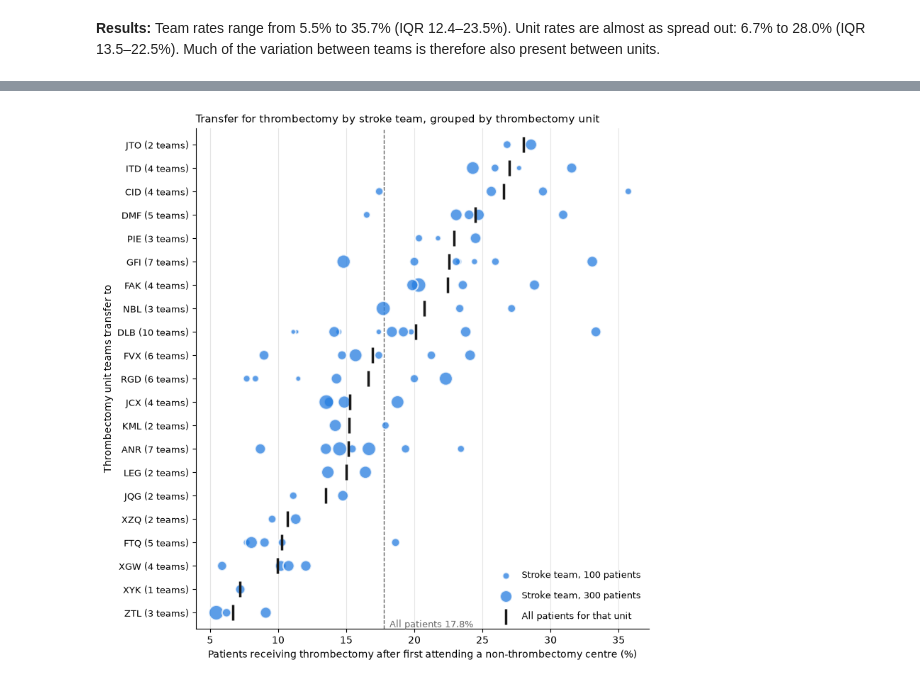
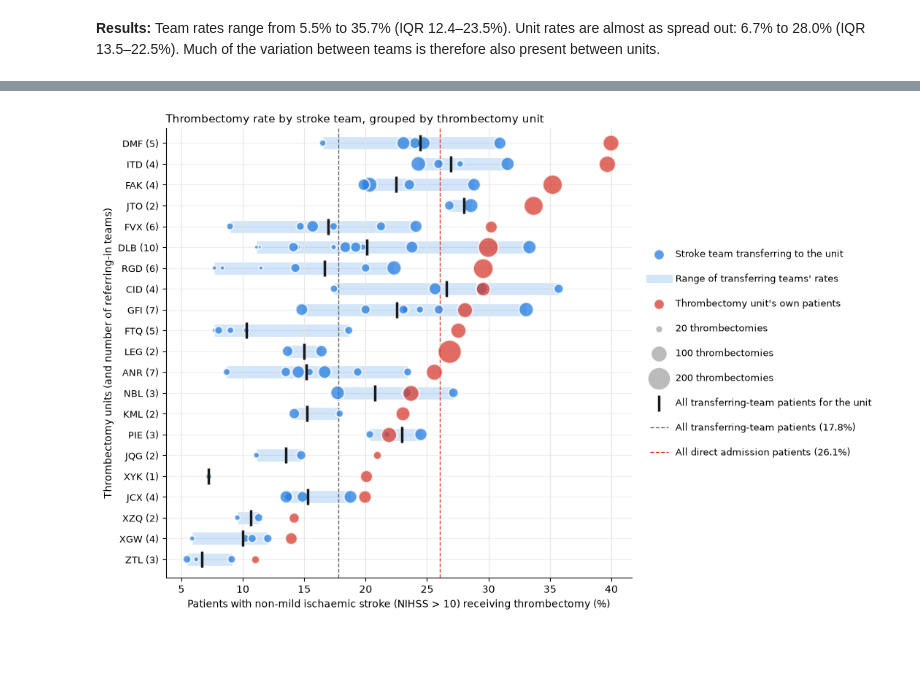
Before and after one commit to samuel-book/samuel-3, a Jupyter notebook: 1_descriptive_stats/02_thrombctomy.ipynb, the cells around one changed output, grey strips where cells are left out. Cells and saved outputs as stored; diff of their text form; code cells hidden in the pictures; blank space fills up the shorter version.

Commit message:
Throombectomy clean

```diff
--- a/1_descriptive_stats/02_thrombctomy.ipynb
+++ b/1_descriptive_stats/02_thrombctomy.ipynb
@@ -13,5 +43,15 @@ import pandas as pd
 # %%
-all_data = pd.read_csv("../data/sam3/cleaned_data_anon_teams.csv", low_memory=False)
+# Settings
+# use_anon_teams: load data with anonymised stroke team names (True) or real names (False)
+# retune_model: re-tune the XGBoost hyperparameters with Optuna (~5 min) and save them to
+#   output/xgb_tuning.json (True), or load the previously saved hyperparameters (False)
+use_anon_teams = True
+retune_model = False
+
+if use_anon_teams:
+    all_data = pd.read_csv("../data/sam3/cleaned_data_anon_teams.csv", low_memory=False)
+else:
+    all_data = pd.read_csv("../data/sam3/cleaned_data.csv", low_memory=False)
 
 # Select years to include (inclusive)
 min_year = 2024
@@ -717,9 +756,10 @@ def objective(trial):
     return cross_val_score(model, X_train, y_train, cv=cv, scoring='roc_auc').mean()
 
 # Tuning is slow (~5 min), so the result is saved and reloaded on later runs.
-# Delete output/xgb_tuning.json to force re-tuning (e.g. after changing the data).
+# Set retune_model = True at the start of the notebook to re-tune (e.g. after changing the data);
+# a new tuning is also run if no saved file exists.
 tuning_file = 'output/xgb_tuning.json'
-if os.path.exists(tuning_file):
+if os.path.exists(tuning_file) and not retune_model:
     with open(tuning_file) as f:
         tuning = json.load(f)
     print(f'Loaded tuned hyperparameters from {tuning_file}')
@@ -1141,40 +1185,76 @@ summary_rates.round(1)
 # %%
-# Dot plot: one row per thrombectomy unit, one dot per stroke team (size = patients)
-order = unit_rates.sort_values('rate').index
-blue, ink, grey = '#257de0', '#191919', '#666666'
+# Dot plot: one row per thrombectomy unit.
+# Blue = stroke teams that transfer to the unit; red = the unit's own patients (first attended the unit).
+# Circle area is proportional to the number of thrombectomies (procedures).
+# Light blue band = range (lowest to highest) of the transferring teams' rates for each unit.
+from matplotlib.lines import Line2D
 
-fig, ax = plt.subplots(figsize=(8, 8))
+team_rates['procedures'] = transfer_data.groupby('stroke_team')['thrombectomy'].sum()
+unit_own = data_filtered[data_filtered['thrombectomy_centre'] == 1].groupby('stroke_team')[
+    'thrombectomy'].agg(rate='mean', procedures='sum', n='size')
+
+# Sort rows by the thrombectomy rate of each unit's own patients
+order = unit_own.loc[unit_rates.index, 'rate'].sort_values().index
+team_range = team_rates.groupby('unit')['rate'].agg(['min', 'max'])
+blue, red, ink, grey = '#257de0', '#d63b2f', '#191919', '#666666'
+size_per_procedure = 2.5  # marker area (points^2) per thrombectomy
+
+fig, ax = plt.subplots(figsize=(11, 8))
 for i, unit in enumerate(order):
     teams = team_rates[team_rates['unit'] == unit]
-    ax.scatter(teams['rate'] * 100, np.full(len(teams), i), s=teams['n'] / 2,
+    ax.hlines(i, team_range.loc[unit, 'min'] * 100, team_range.loc[unit, 'max'] * 100,
+              color=blue, alpha=0.2, linewidth=12, zorder=1)
+    ax.scatter(teams['rate'] * 100, np.full(len(teams), i), s=teams['procedures'] * size_per_procedure,
                color=blue, alpha=0.75, edgecolor='white', linewidth=1.5, zorder=3)
+    if unit in unit_own.index:
+        ax.scatter(unit_own.loc[unit, 'rate'] * 100, i,
+                   s=unit_own.loc[unit, 'procedures'] * size_per_procedure,
+                   color=red, alpha=0.75, edgecolor='white', linewidth=1.5, zorder=3)
     ax.scatter(unit_rates.loc[unit, 'rate'] * 100, i, marker='|', s=250,
                color=ink, linewidth=2.5, zorder=4)
 
 overall = transfer_data['thrombectomy'].mean() * 100
 ax.axvline(overall, color=grey, linestyle='--', linewidth=1, zorder=1)
-ax.text(overall + 0.4, -0.5, f'All patients {overall:.1f}%', color=grey, fontsize=9, va='center')
+
+# All patients admitted directly to a thrombectomy unit (first attended any thrombectomy centre)
+direct = data_filtered.loc[data_filtered['thrombectomy_centre'] == 1, 'thrombectomy'].mean() * 100
+ax.axvline(direct, color=red, linestyle='--', linewidth=1, zorder=1)
 
 ax.set_yticks(range(len(order)))
-ax.set_yticklabels([f"{u} ({unit_rates.loc[u, 'teams']} teams)" for u in order], fontsize=9)
-ax.set_xlabel('Patients receiving thrombectomy after first attending a non-thrombectomy centre (%)')
-ax.set_ylabel('Thrombectomy unit teams transfer to')
-ax.set_ylim(-0.7, len(order) - 0.3)
+ax.set_yticklabels([f"{u} ({unit_rates.loc[u, 'teams']})" for u in order], fontsize=9)
+ax.set_xlabel('Patients with non-mild ischaemic stroke (NIHSS > 10) receiving thrombectomy (%)')
+ax.set_ylabel('Thrombectomy units (and number of referring-in teams)')
+ax.set_ylim(-0.9, len(order) - 0.3)
 ax.grid(axis='x', color='#e5e5e5', linewidth=0.8, zorder=0)
+# Faint horizontal line along each thrombectomy unit's row
+for row in range(len(order)):
+    ax.axhline(row, color='#eeeeee', linewidth=0.8, zorder=0)
 ax.spines[['top', 'right']].set_visible(False)
 
-# Legend: team dots (by size) and unit rate marker
-handles = [ax.scatter([], [], s=n / 2, color=blue, alpha=0.75, edgecolor='white', linewidth=1.5,
-                      label=f'Stroke team, {n} patients') for n in (100, 300)]
+# Legend: colours, circle sizes (in procedures) and the unit marker
+handles = [
+    ax.scatter([], [], s=40 * size_per_procedure, color=blue, alpha=0.75, edgecolor='white',
+               label='Stroke team transferring to the unit'),
+    ax.scatter([], [], s=40 * size_per_procedure, color=red, alpha=0.75, edgecolor='white',
+               label="Thrombectomy unit's own patients"),
+]
+handles.insert(1, Line2D([], [], color=blue, alpha=0.2, linewidth=8,
+                         label="Range of transferring teams' rates"))
+handles += [ax.scatter([], [], s=p * size_per_procedure, color='#bbbbbb', edgecolor='white',
+                       label=f'{p} thrombectomies') for p in (20, 100, 200)]
 handles.append(ax.scatter([], [], marker='|', s=250, color=ink, linewidth=2.5,
-                          label='All patients for that unit'))
-ax.legend(handles=handles, loc='lower right', frameon=False, fontsize=9, labelspacing=1.2)
+                          label='All transferring-team patients for the unit'))
+handles.append(Line2D([], [], color=grey, linestyle='--', linewidth=1,
+                      label=f'All transferring-team patients ({overall:.1f}%)'))
+handles.append(Line2D([], [], color=red, linestyle='--', linewidth=1,
+                      label=f'All direct admission patients ({direct:.1f}%)'))
+ax.legend(handles=handles, loc='center left', bbox_to_anchor=(1.01, 0.5), frameon=False,
+          fontsize=9, labelspacing=1.6, borderpad=1)
 
-ax.set_title('Transfer for thrombectomy by stroke team, grouped by thrombectomy unit',
-             loc='left', fontsize=11)
-plt.tight_layout()
-plt.savefig('./output/mt_transfer_by_team_and_unit.jpg', dpi=300)
+ax.set_title('Thrombectomy rate by stroke team, grouped by thrombectomy unit', loc='left', fontsize=11)
+fig.subplots_adjust(left=0.14, right=0.72)  # leave room for the legend on the right
+plt.savefig('./output/mt_transfer_by_team_and_unit.jpg', dpi=300, bbox_inches='tight')
 plt.show()
 # %% [output]
-[figure, old version]
+[figure, new version]
 # %% [markdown]
```
Also changed, not shown: parts of 63 cells of this notebook, 1 other file.
